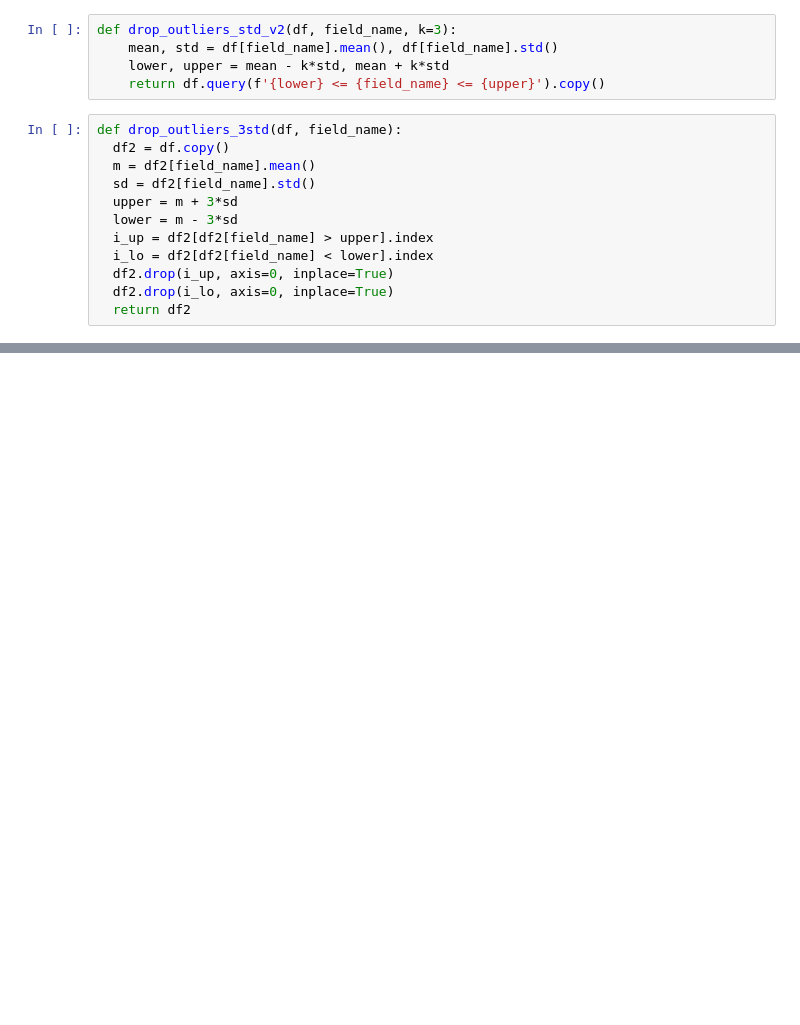
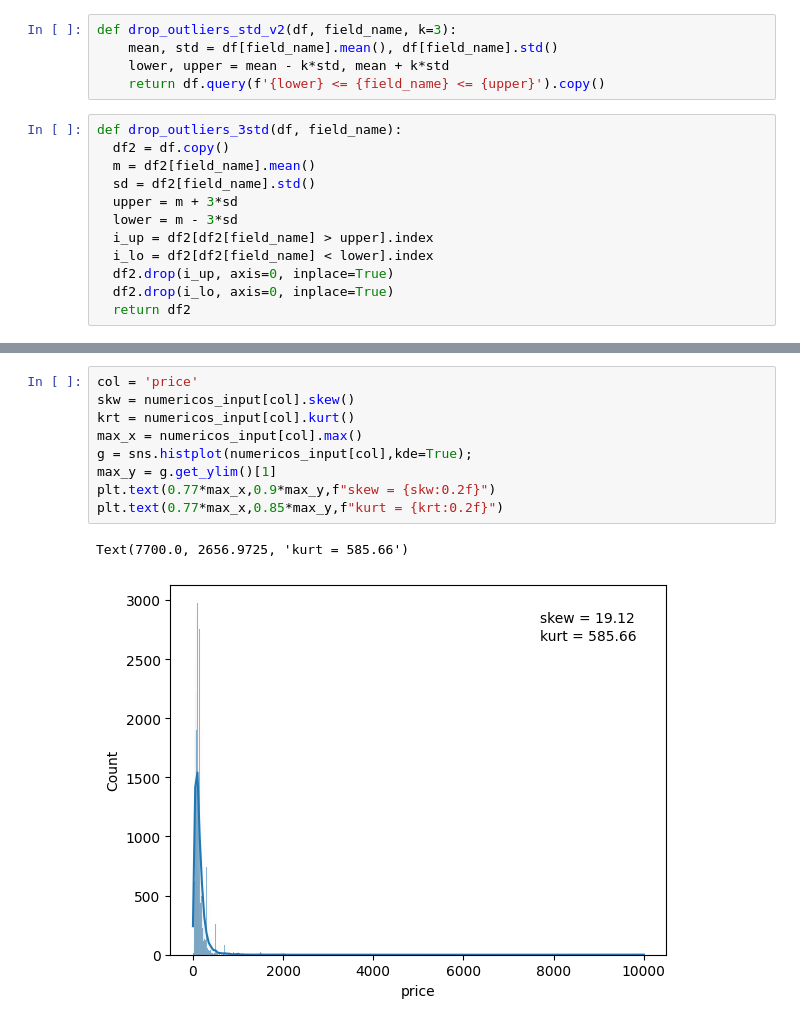
Before and after one commit to IanPerigoVianna/Lighthouse_DataScience, a Jupyter notebook: LH_CD_IAN_LUCAS_PÉRIGO_VIANNA.ipynb, the cells around one changed output, grey strips where cells are left out. Saved outputs shown, nothing was run; the diff lists cells and outputs as text; blank space fills up the shorter version.

```diff
--- a/LH_CD_IAN_LUCAS_PÉRIGO_VIANNA.ipynb
+++ b/LH_CD_IAN_LUCAS_PÉRIGO_VIANNA.ipynb
@@ -535,0 +528,12 @@ Text(0.5, 1.0, 'z-score')
+# %%
+col = 'price'
+skw = numericos_input[col].skew()
+krt = numericos_input[col].kurt()
+max_x = numericos_input[col].max()
+g = sns.histplot(numericos_input[col],kde=True);
+max_y = g.get_ylim()[1]
+plt.text(0.77*max_x,0.9*max_y,f"skew = {skw:0.2f}")
+plt.text(0.77*max_x,0.85*max_y,f"kurt = {krt:0.2f}")
+# %% [output]
+Text(7700.0, 2656.9725, 'kurt = 585.66')
+[figure, added]
```
Also changed, not shown: parts of 28 cells of this notebook, 1 other file.
